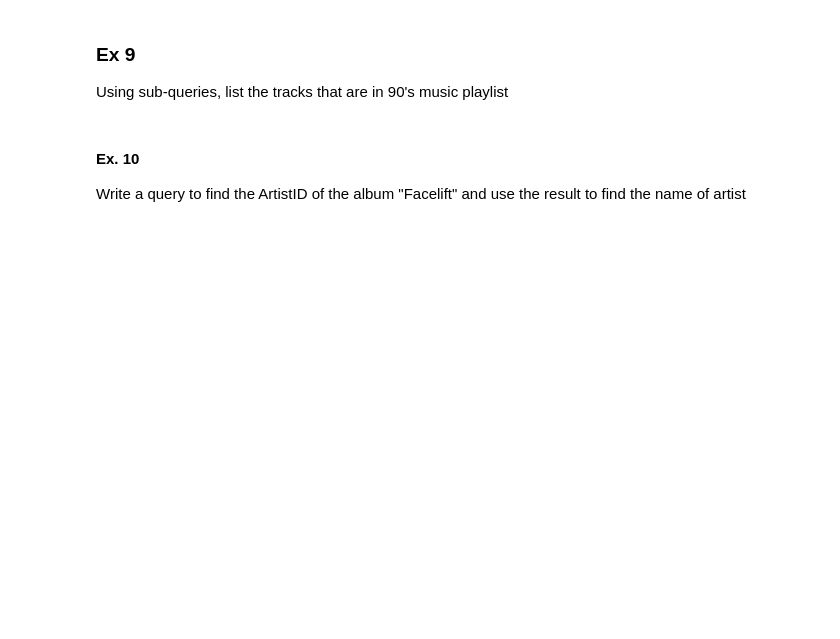
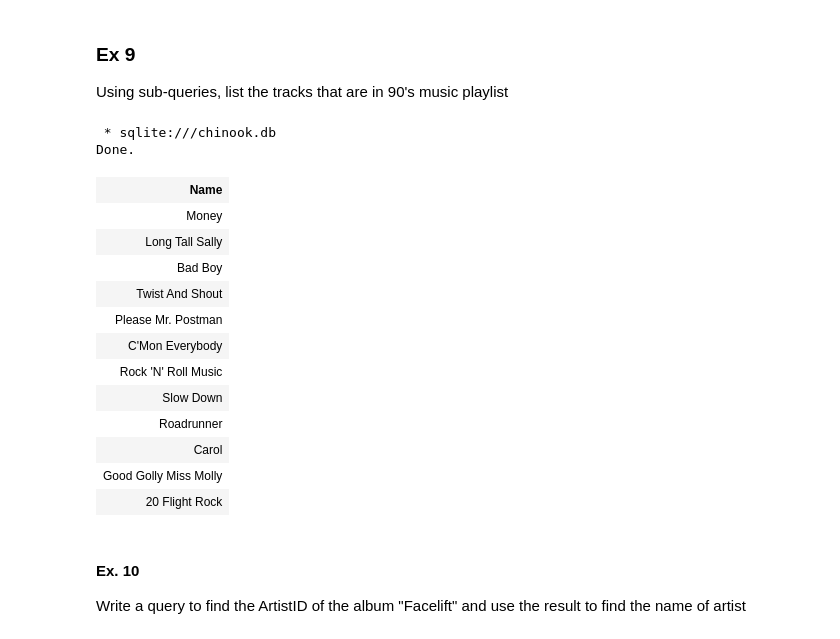
Before and after one commit to Araxision/CSC330-Introduction-to-SQL-T6, a Jupyter notebook: Intro_to_SQL.ipynb, the cells around one changed output. Cells and saved outputs as stored; diff of their text form; code cells hidden in the pictures; blank space fills up the shorter version.

```diff
--- a/Intro_to_SQL.ipynb
+++ b/Intro_to_SQL.ipynb
@@ -253,6 +278,26 @@ Using sub-queries, list the tracks that are in 90's music playlist
 # %%
 %%sql
 -- Write your query here
+SELECT Name
+    FROM  tracks
+        WHERE GenreId = (SELECT PlaylistId FROM playlists
+WHERE Name ='90’s Music');
+# %% [output]
+ * sqlite:///chinook.db
+Done.
+| Name |
+| Money |
+| Long Tall Sally |
+| Bad Boy |
+| Twist And Shout |
+| Please Mr. Postman |
+| C'Mon Everybody |
+| Rock 'N' Roll Music |
+| Slow Down |
+| Roadrunner |
+| Carol |
+| Good Golly Miss Molly |
+| 20 Flight Rock |
 # %% [markdown]
 #### Ex. 10
 Write a query to find the ArtistID of the album "Facelift" and use the result to find the name of artist
```
Also changed, not shown: parts of 4 cells of this notebook, 1 other file.
